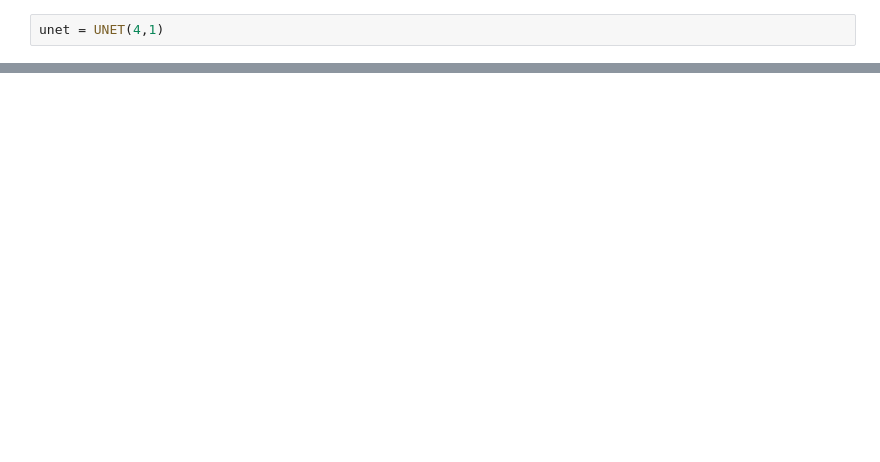
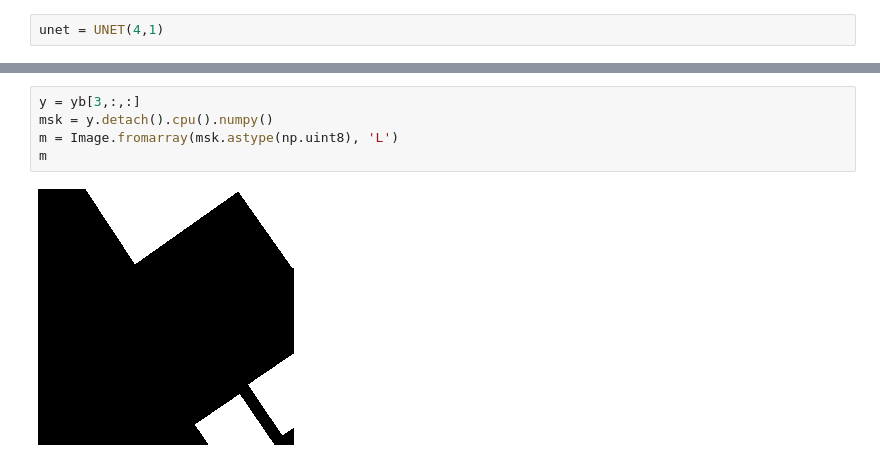
Before and after one commit to GabZech/building-segmentation-tutorial, a Jupyter notebook: src/UNet_model.ipynb, the cells around one changed output, grey strips where cells are left out. Drawn from its saved outputs; the diff is of its cells as text; blank space fills up the shorter version.

```diff
--- a/src/UNet_model.ipynb
+++ b/src/UNet_model.ipynb
@@ -305,0 +353,7 @@ AssertionError: Torch not compiled with CUDA enabled
+# %%
+y = yb[3,:,:]
+msk = y.detach().cpu().numpy()
+m = Image.fromarray(msk.astype(np.uint8), 'L')
+m
+# %% [output]
+[figure, added]
```
Also changed, not shown: parts of 17 cells of this notebook.
